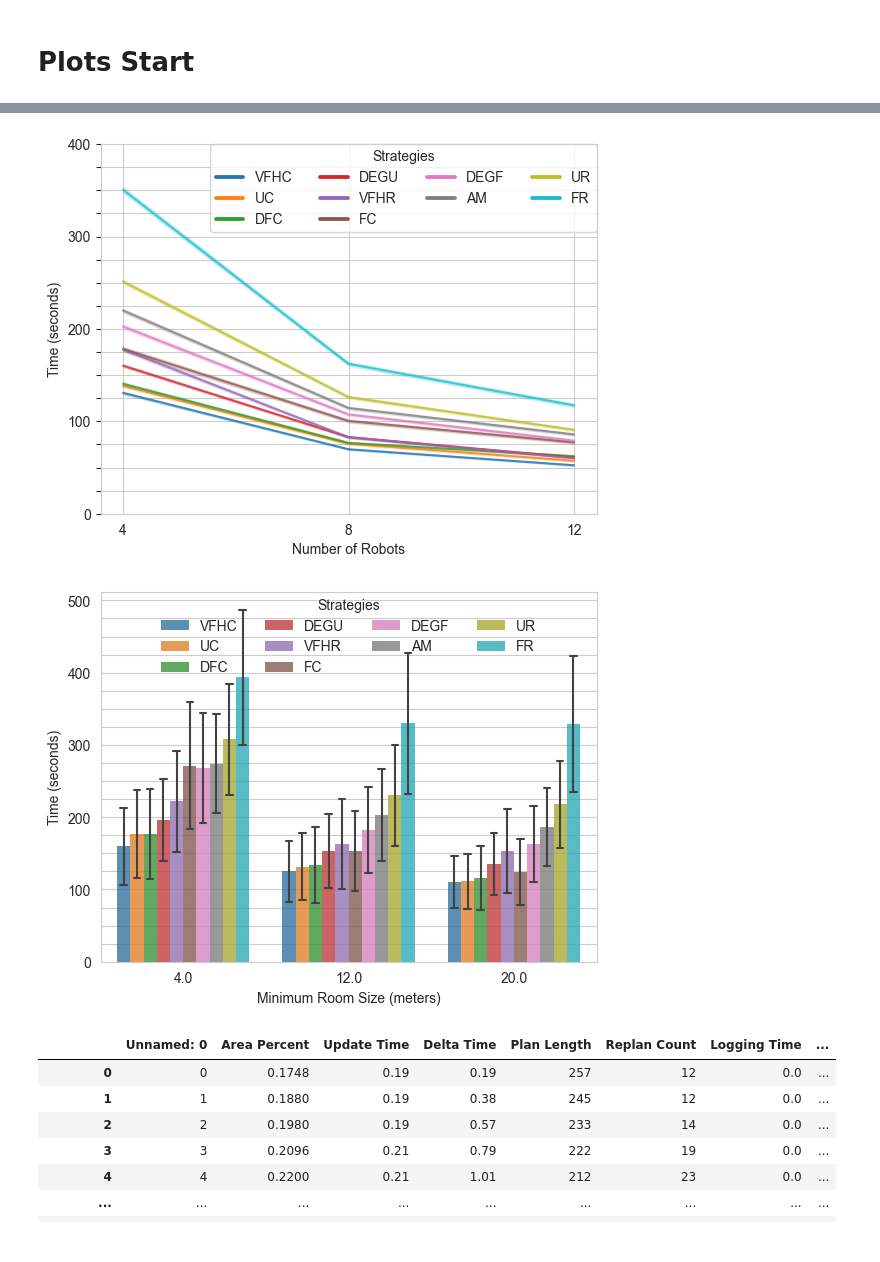
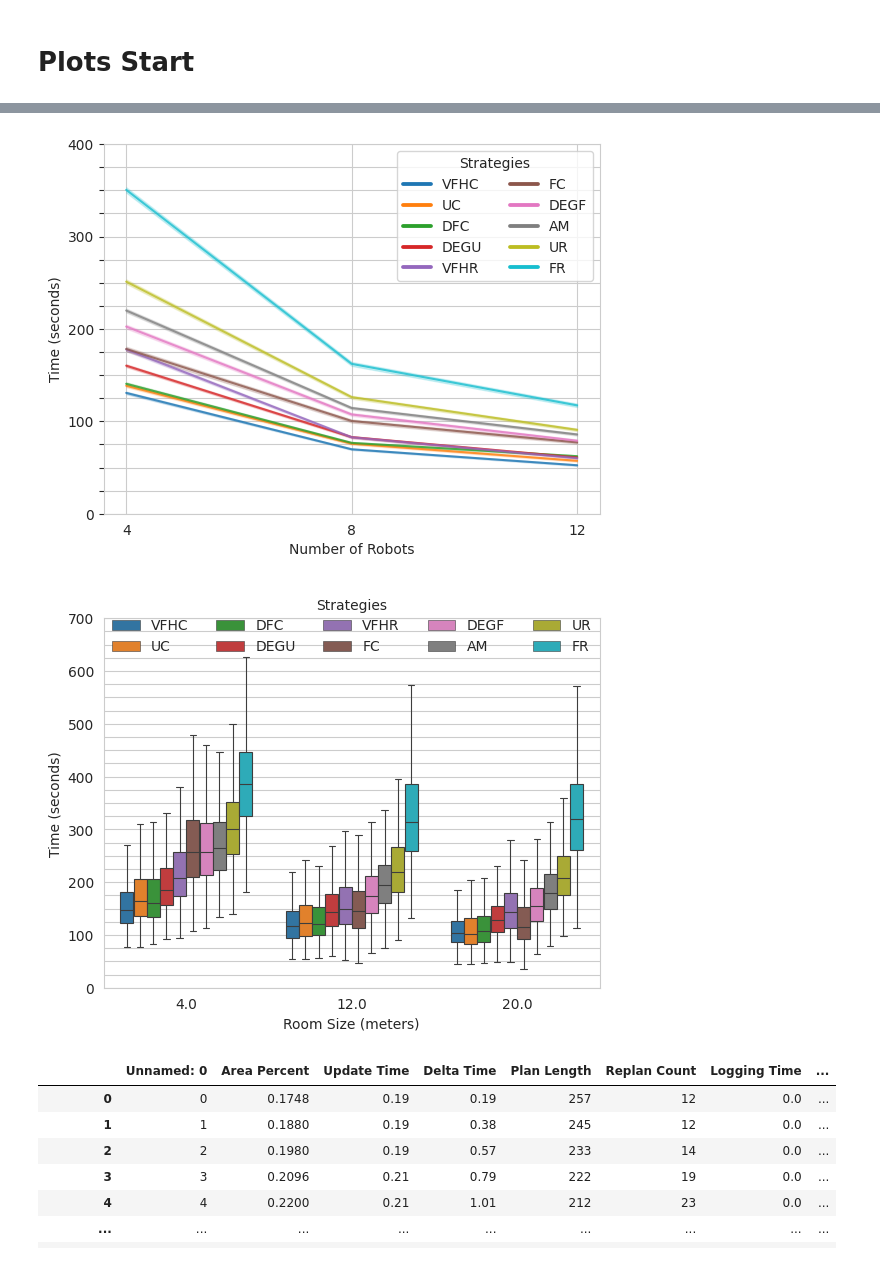
Before and after one commit to DIRECTLab/Multi_Agents_Area_Exploration, a Jupyter notebook: analysing_data/christopher_plottings/plots_updated.ipynb, the cells around one changed output, grey strips where cells are left out. Saved outputs shown, nothing was run; the diff lists cells and outputs as text; code cells hidden in the pictures.

```diff
--- a/analysing_data/christopher_plottings/plots_updated.ipynb
+++ b/analysing_data/christopher_plottings/plots_updated.ipynb
@@ -101,6 +101,7 @@ df_all_success = df_all[df_all['Success'] == True]
 df_end_success = df_end[df_end['Success'] == True]
 df_all_success_four = df_all_success[df_all_success['N Bots'] == 4]
 df_end_success_four = df_end_success[df_end_success['N Bots'] == 4]
+df_end_success_twelve = df_end_success[df_end_success['N Bots'] == 12]
 # %% [markdown]
 # Worst Case Scenario
 # %%
@@ -118,7 +119,7 @@ wost_case = wost_case.rename(columns={'Frame Count': 'Time (Seconds)'})
 # {'Frame Count',  'mean', 'std', 'min','max'}
 wost_case= wost_case.drop(['count', '25%', '50%', '75%'], axis=1, level=1,)
 
-with open(f"worst_case.txt", 'w') as f:
+with open(f"worst_case_four.txt", 'w') as f:
     f.write(wost_case.to_latex())
 
 wost_case
@@ -269,16 +303,17 @@ sns.set_style('whitegrid', rc={'ytick.left': True})
 
 
 
-grd = sns.barplot(
+grd = sns.boxplot(
     data=df_end_success,
     x="N Bots",
     y="Frame Count",
     hue = "M",
-    errorbar=("sd"),
-    errwidth=1.5,
-    capsize=.04,
-    linewidth=0,
-    alpha=.8,
+    showfliers=False,
+    # errorbar=("sd"),
+    # errwidth=1.5,
+    # capsize=.04,
+    linewidth=0.8,
+    # alpha=.8,
     hue_order=result['M']
 )
 # change the figure size of seaborn plot
@@ -287,13 +322,13 @@ grd = sns.barplot(
 # grd.legend(ncol=5)
 # grd.legend(bbox_to_anchor=(1.02, 1), loc='upper center', borderaxespad=0, title='Strategies')
 # place legend in the top of the plot, tight layout to make sure the legend is not cut off
-grd.legend(ncol=4, title='Strategies', loc='upper center', borderaxespad=0, frameon=False)
+grd.legend(ncol=2, title='Strategies', loc='upper right')
 
 grd.set_ylabel("Time (seconds)")
 grd.set_xlabel("Number of Robots")
 grd.set_xticklabels(grd.get_xticklabels(), horizontalalignment='right')
 
-plt.yticks(range(0, 501, 25))
+plt.yticks(range(0, 626, 25))
 for ind, label in enumerate(grd.get_yticklabels()):
     if ind % 4 == 0:  # every 10th label is kept
         label.set_visible(True)
@@ -316,7 +351,7 @@ grd = sns.lineplot(
 )
 # increase line legeond line width
 
-legend = plt.legend(ncol=4, borderaxespad=0, title='Strategies', )
+legend = plt.legend(ncol=2, loc='upper right', title='Strategies', )
 for line in legend.get_lines():
     line.set_linewidth(2.75)  # Set the desired line thickness
 
@@ -333,48 +368,48 @@ for ind, label in enumerate(grd.get_yticklabels()):
 
 plt.savefig(f"exploration_completion_time_lineplot.png", bbox_inches='tight' ,dpi=300)
 # %% [output]
-[figure, old version]
+[figure, new version]
 # %%
 sns.set_style("whitegrid")
 # df_end_success = df_end_success.replace(to_replace="Goal Scenario", value="Helloooo")
 
-grd = sns.barplot(
+grd = sns.boxplot(
     # data=df_end_success,
     data = df_end_success[df_end_success['N Bots'] == 4],
     y="Frame Count", x="Min Room Size", hue="M",
     # showfliers=False,
-    errorbar=("sd"),
-    errwidth=1.5,
-    capsize=.04,
+    # errorbar=("sd"),
+    # errwidth=1.5,
+    # capsize=.04,
     # errcolor=".4",
-    linewidth=0,
-
+    linewidth=0.8,
+    showfliers=False,
     # edgecolor=".5",
-    alpha=.8,
+    # alpha=.8,
     hue_order=result['M']
 )
-grd.legend(ncol=4, title='Strategies', loc='upper center', borderaxespad=0, frameon=False)
+grd.legend(ncol=5, title='Strategies', loc='upper center', borderaxespad=0, frameon=False, bbox_to_anchor=(0.5, 1.07))
 
 
 
 # set x range
 # grd.set(ylim=(0, 310))
 # set Y label
 grd.set_ylabel("Time (seconds)")
-grd.set_xlabel("Minimum Room Size (meters)")
+grd.set_xlabel("Room Size (meters)")
 # grd.set(ylim=(0, 550))
 # grd.set_xticklabels(rotation=30)
 # plt.yticks(range(0, 310, 20))
-plt.yticks(range(0, 501, 25))
+plt.yticks(range(0, 701, 25))
 for ind, label in enumerate(grd.get_yticklabels()):
     if ind % 4 == 0:  # every 10th label is kept
         label.set_visible(True)
     else:
         label.set_visible(False)
 
 # plt.grid(axis='y')
 # plt.grid(color='gray', linestyle='dashed')
 # need some cut before upload to overleaf
 plt.savefig(f"room_density_vs_iteration_count_hue_strategies.png", bbox_inches='tight' ,dpi=300)
 # %% [output]
-[figure, old version]
+[figure, new version]
```
Also changed, not shown: parts of 11 cells of this notebook, 11 other files.
